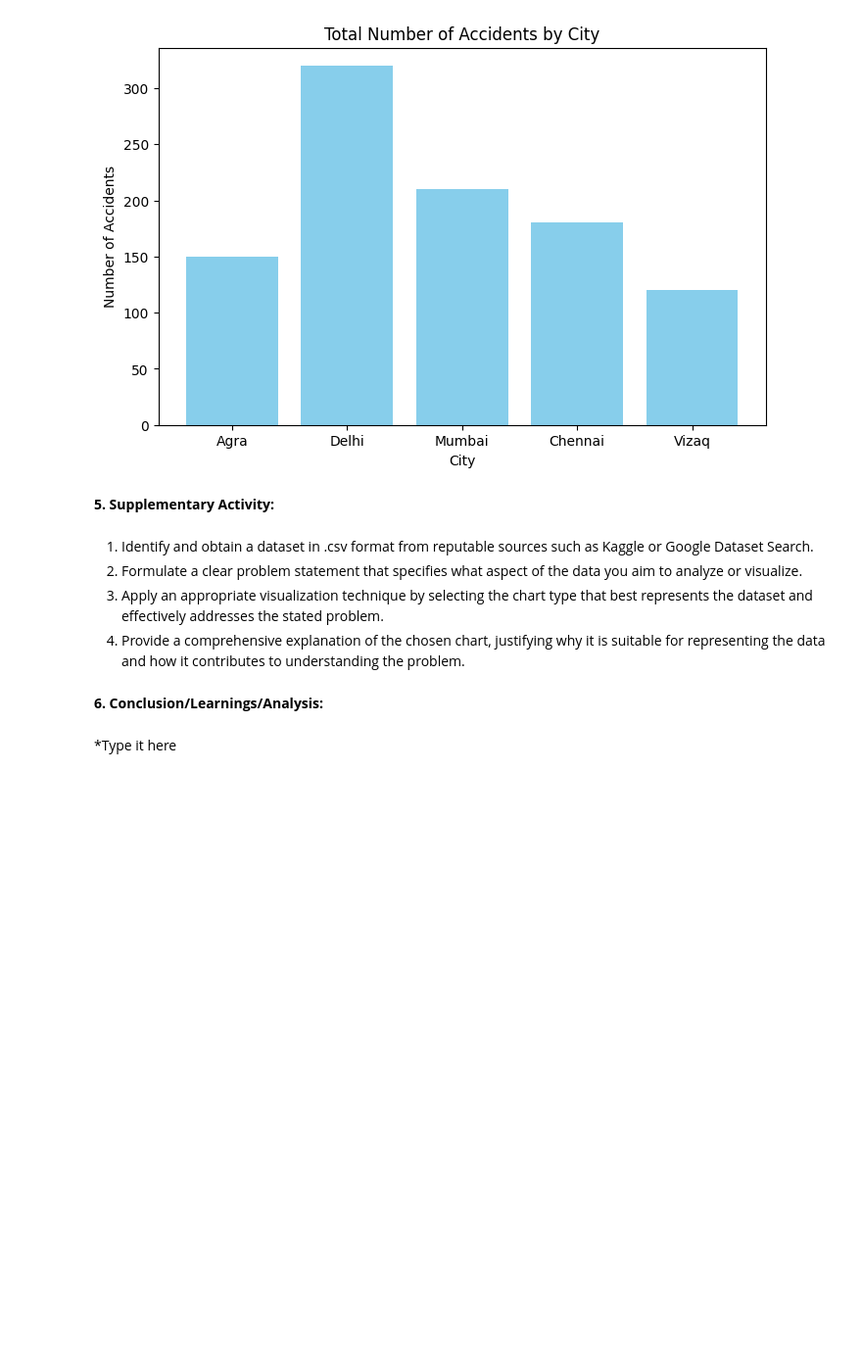
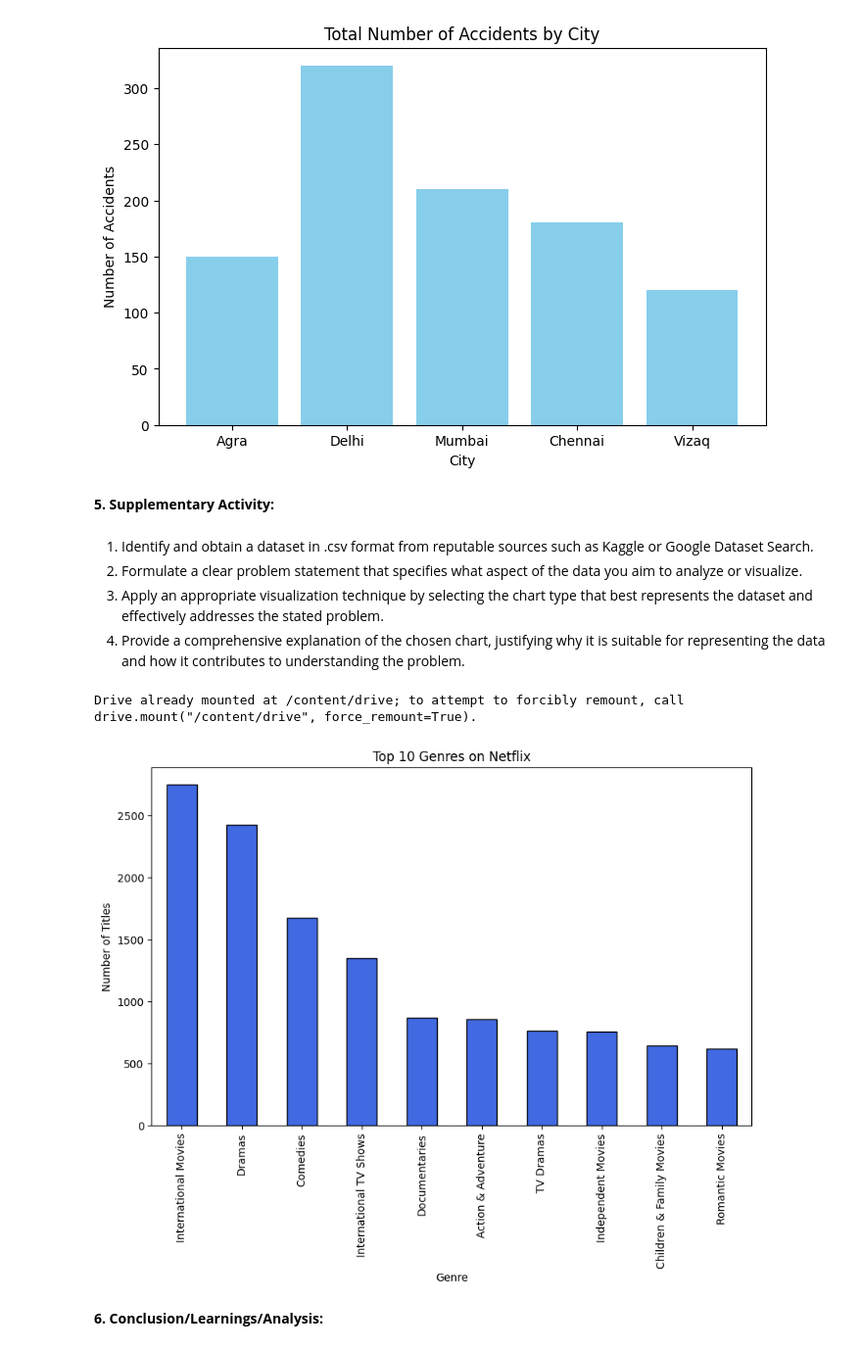
Before and after one commit to charlesespinas/CPE-031-Visualization-and-Data-Analysis, a Jupyter notebook: Hands_On_Activity_5_Chart_Type(ESPINAS).ipynb, the cells around one changed output. Shown at 98% size. Saved outputs shown, nothing was run; the diff lists cells and outputs as text; code cells hidden in the pictures; blank space fills up the shorter version.

```diff
--- a/Hands_On_Activity_5_Chart_Type(ESPINAS).ipynb
+++ b/Hands_On_Activity_5_Chart_Type(ESPINAS).ipynb
@@ -533,4 +531,23 @@ Table of Total Number of Accidents by City
+# %%
+from google.colab import drive
+drive.mount('/content/drive')
+
+import pandas as pd
+import matplotlib.pyplot as plt
+
+path = pd.read_csv("/content/drive/MyDrive/CPE 031_ESPINAS/netflix_titles.csv")
+
+
+genres = path['listed_in'].str.split(',').explode().str.strip().value_counts().head(10)
+
+
+genres.plot.bar(figsize=(10,6), color='royalblue', edgecolor='black')
+plt.title("Top 10 Genres on Netflix")
+plt.xlabel("Genre")
+plt.ylabel("Number of Titles")
+plt.show()
+# %% [output]
+Drive already mounted at /content/drive; to attempt to forcibly remount, call drive.mount("/content/drive", force_remount=True).
+[figure, added]
 # %% [markdown]
 **6. Conclusion/Learnings/Analysis:**
-# %% [markdown]
-*Type it here
```
Also changed, not shown: parts of 2 cells of this notebook.
